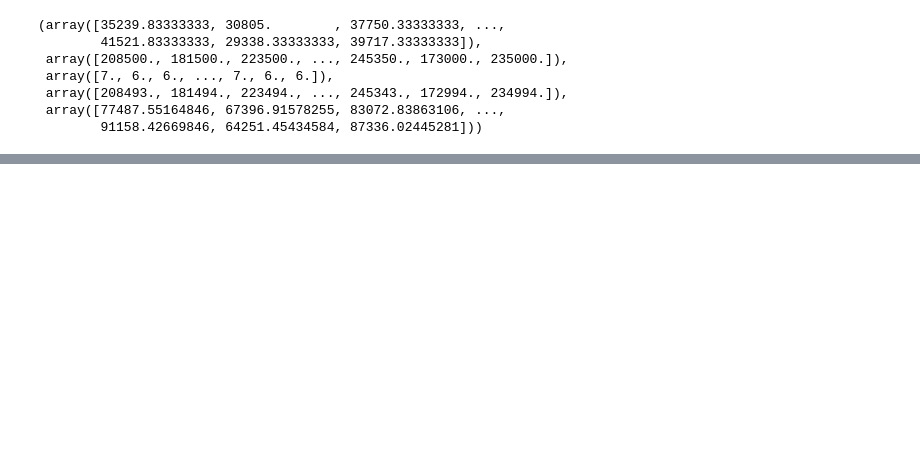
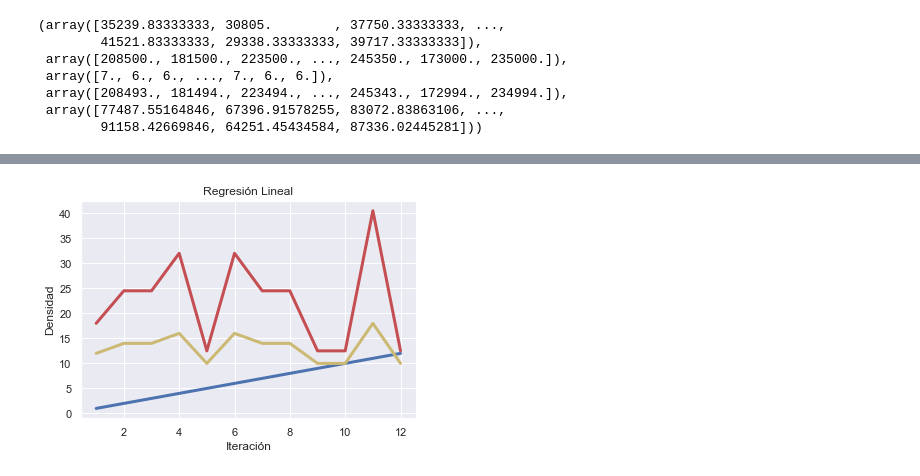
Before and after one commit to Marcot98/MaestriaDataScience, a Jupyter notebook: Ciencia de Datos en Python/Proyecto Final/Proyecto Final - Marco Escobar.ipynb, the cells around one changed output, grey strips where cells are left out. Saved outputs shown, nothing was run; the diff lists cells and outputs as text; code cells hidden in the pictures; blank space fills up the shorter version.

```diff
--- a/Ciencia de Datos en Python/Proyecto Final/Proyecto Final - Marco Escobar.ipynb
+++ b/Ciencia de Datos en Python/Proyecto Final/Proyecto Final - Marco Escobar.ipynb
@@ -341,0 +281,4 @@ plt.plot(data['Iteracion'], data['Iteracion'], 'b', data['Iteracion'], data['Bet
+# %%
+my.GrafIt(my.diccionario,1)
+# %% [output]
+[figure, added]
```
Also changed, not shown: parts of 18 cells of this notebook, 1 other file.
